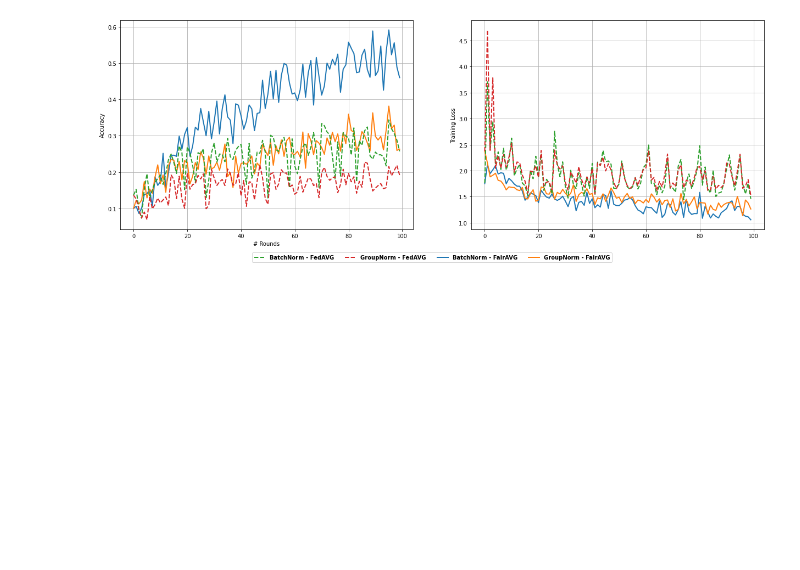
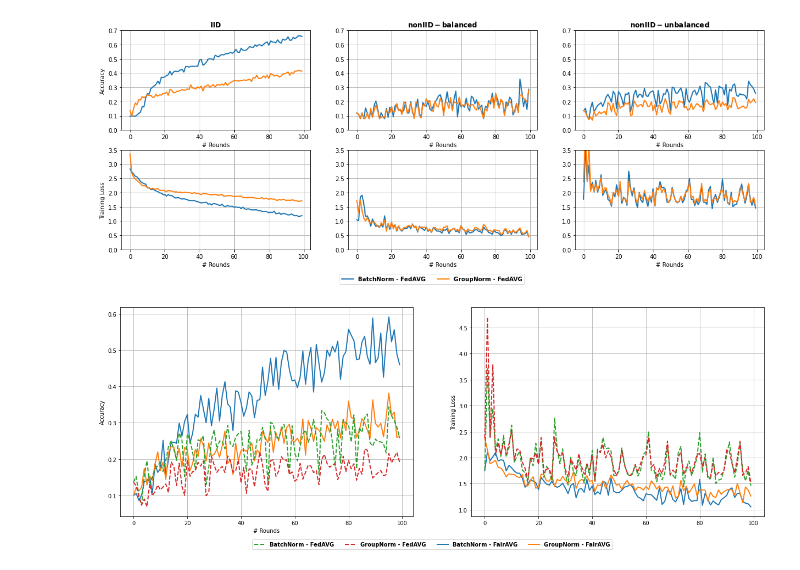
Before and after one commit to dadodimauro/MLDL-Federated-Learning, a Jupyter notebook: plot.ipynb, the cells around one changed output. Cells and saved outputs as stored; diff of their text form; code cells hidden in the pictures; blank space fills up the shorter version.

```diff
--- a/plot.ipynb
+++ b/plot.ipynb
@@ -166,8 +186,8 @@ ax[0][1].plot(range(len(train_acc_groupNorm_iid0_unbalanced0)), train_acc_groupN
 
 ax[0][2].plot(range(len(train_acc_batchNorm_iid0_unbalanced1_wAvg)), train_acc_batchNorm_iid0_unbalanced1_wAvg, linewidth=2, linestyle='-')
 ax[0][2].plot(range(len(train_acc_groupNorm_iid0_unbalanced1_wAvg)), train_acc_groupNorm_iid0_unbalanced1_wAvg, linewidth=2, linestyle='-')
-ax[0][2].plot(range(len(train_acc_batchNorm_iid0_unbalanced1)), train_acc_batchNorm_iid0_unbalanced1, linewidth=2, linestyle='--')
-ax[0][2].plot(range(len(train_acc_groupNorm_iid0_unbalanced1)), train_acc_groupNorm_iid0_unbalanced1, linewidth=2, linestyle='--')
+# ax[0][2].plot(range(len(train_acc_batchNorm_iid0_unbalanced1)), train_acc_batchNorm_iid0_unbalanced1, linewidth=2, linestyle='--')
+# ax[0][2].plot(range(len(train_acc_groupNorm_iid0_unbalanced1)), train_acc_groupNorm_iid0_unbalanced1, linewidth=2, linestyle='--')
 
 ax[1][0].plot(range(len(train_loss_batchNorm_iid1_unbalanced0)), train_loss_batchNorm_iid1_unbalanced0, linewidth=2, linestyle='-')
 ax[1][0].plot(range(len(train_loss_groupNorm_iid1_unbalanced0)), train_loss_groupNorm_iid1_unbalanced0, linewidth=2, linestyle='-')
@@ -177,8 +197,8 @@ ax[1][1].plot(range(len(train_loss_groupNorm_iid0_unbalanced0)), train_loss_grou
 
 ax[1][2].plot(range(len(train_loss_batchNorm_iid0_unbalanced1_wAvg)), train_loss_batchNorm_iid0_unbalanced1_wAvg, linewidth=2, linestyle='-')
 ax[1][2].plot(range(len(train_loss_groupNorm_iid0_unbalanced1_wAvg)), train_loss_groupNorm_iid0_unbalanced1_wAvg, linewidth=2, linestyle='-')
-ax[1][2].plot(range(len(train_loss_batchNorm_iid0_unbalanced1)), train_loss_batchNorm_iid0_unbalanced1, linewidth=2, linestyle='--', label="BatchNorm - FairAVG")
-ax[1][2].plot(range(len(train_loss_groupNorm_iid0_unbalanced1)), train_loss_groupNorm_iid0_unbalanced1, linewidth=2, linestyle='--', label="GroupNorm - FairAVG")
+# ax[1][2].plot(range(len(train_loss_batchNorm_iid0_unbalanced1)), train_loss_batchNorm_iid0_unbalanced1, linewidth=2, linestyle='--', label="BatchNorm - FairAVG")
+# ax[1][2].plot(range(len(train_loss_groupNorm_iid0_unbalanced1)), train_loss_groupNorm_iid0_unbalanced1, linewidth=2, linestyle='--', label="GroupNorm - FairAVG")
 
 ax[0][0].title.set_text(r"$\bf{" + "IID" + "}$")
 ax[0][1].title.set_text(r"$\bf{" + "non IID - balanced" + "}$")
@@ -190,34 +210,36 @@ ax[1][0].set_ylabel('Training Loss')
 # plt.suptitle('FedAVG - Batch Normalization vs Group Normalization', weight="bold")
 
 lines_labels = [ax.get_legend_handles_labels() for ax in fig.axes]
 lines, labels = [sum(lol, []) for lol in zip(*lines_labels)]
 fig.legend(lines, labels, loc='lower center', ncol=4, prop={'weight':'bold'})
 
 ax[0][0].set_xlabel('# Rounds')
 ax[0][1].set_xlabel('# Rounds')
 ax[0][2].set_xlabel('# Rounds')
 ax[1][0].set_xlabel('# Rounds')
 ax[1][1].set_xlabel('# Rounds')
 ax[1][2].set_xlabel('# Rounds')
 
 ax[0][0].grid()
 ax[0][1].grid()
 ax[0][2].grid()
 ax[1][0].grid()
 ax[1][1].grid()
 ax[1][2].grid()
 
 ax[0][0].set_ylim([0,0.7])
 ax[0][1].set_ylim([0,0.7])
 ax[0][2].set_ylim([0,0.7])
 ax[1][0].set_ylim([0,3.5])
 ax[1][1].set_ylim([0,3.5])
 ax[1][2].set_ylim([0,3.5])
 
-plt.savefig("fedAVG_results/fedAVG_summary_results.png")
+plt.savefig("fedAVG_results/fedAVG_summary_results_noFair.png")
 # plt.savefig("fedAVG_results/new_random_seed/fedAVG_summary_results.png")
 
 plt.show()
+# %% [output]
+[figure, added]
 # %%
 fig, ax = plt.subplots(1, 2, figsize=(21, 7))
 
```
Also changed, not shown: parts of 5 cells of this notebook, 3 other files.
